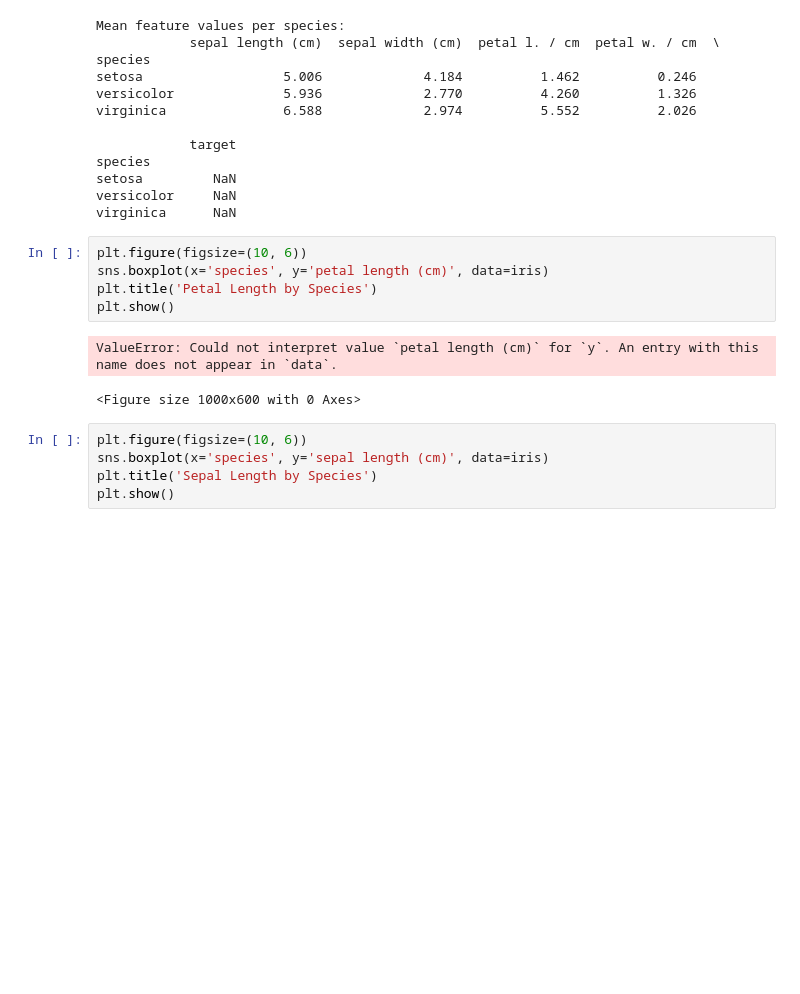
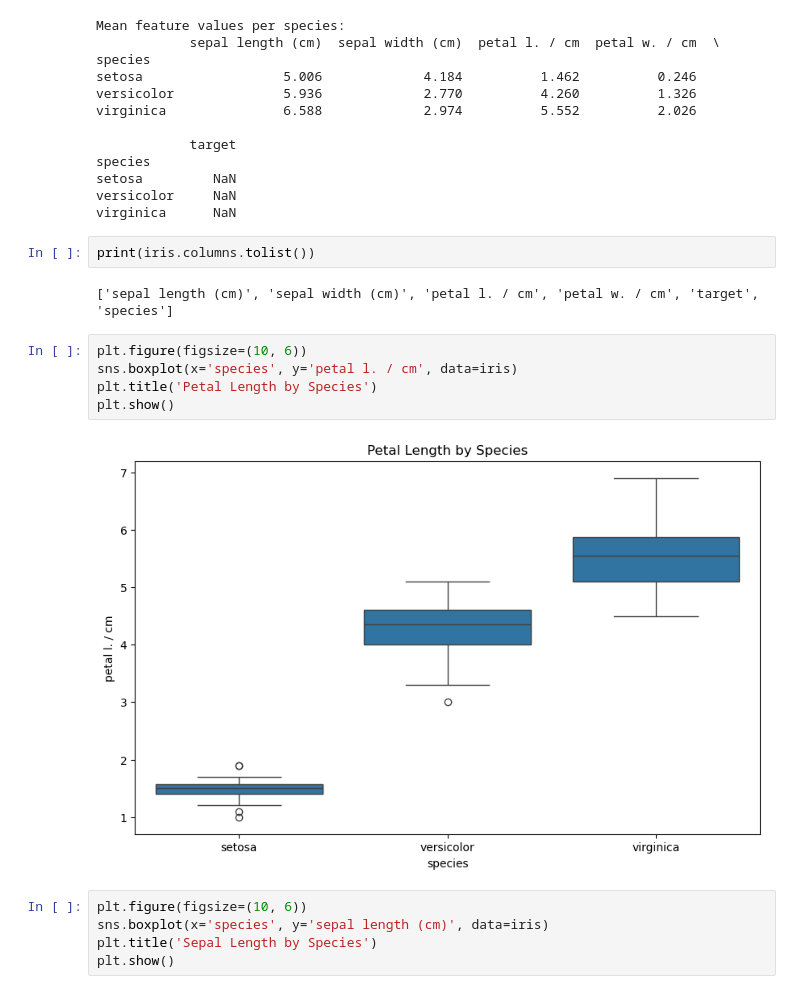
Before and after one commit to Hassan-Haydar/DSA103, a Jupyter notebook: python-chemistry-intro/src/dsa103/lecture 7/eda_iris_part2.ipynb, the cells around one changed output. Saved outputs shown, nothing was run; the diff lists cells and outputs as text; blank space fills up the shorter version.

```diff
--- a/python-chemistry-intro/src/dsa103/lecture 7/eda_iris_part2.ipynb
+++ b/python-chemistry-intro/src/dsa103/lecture 7/eda_iris_part2.ipynb
@@ -68,14 +68,17 @@ species
 setosa         NaN
 versicolor     NaN
 virginica      NaN
+# %%
+print(iris.columns.tolist())
+# %% [output]
+['sepal length (cm)', 'sepal width (cm)', 'petal l. / cm', 'petal w. / cm', 'target', 'species']
 # %%
 plt.figure(figsize=(10, 6))
-sns.boxplot(x='species', y='petal length (cm)', data=iris)
+sns.boxplot(x='species', y='petal l. / cm', data=iris)
 plt.title('Petal Length by Species')
 plt.show()
 # %% [output]
-ValueError: Could not interpret value `petal length (cm)` for `y`. An entry with this name does not appear in `data`.
-<Figure size 1000x600 with 0 Axes>
+[figure, added]
 # %%
 plt.figure(figsize=(10, 6))
 sns.boxplot(x='species', y='sepal length (cm)', data=iris)
```
Also changed, not shown: parts of 1 cell of this notebook, 1 other file.
